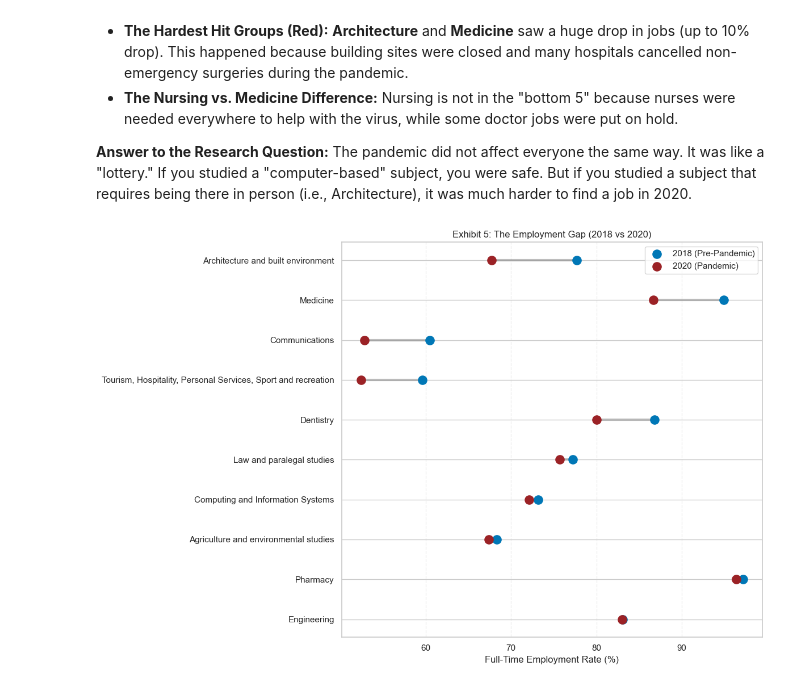
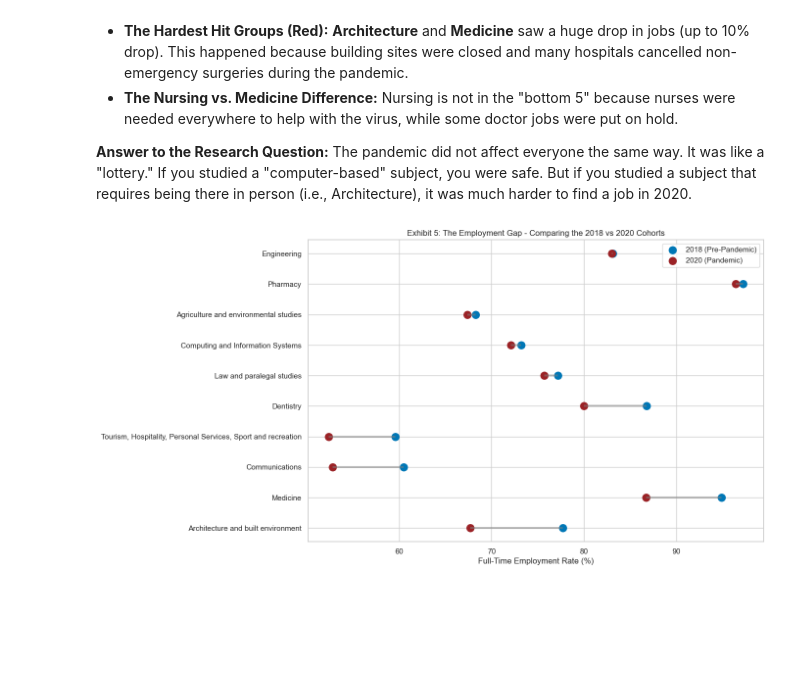
Before and after one commit to atikahtajarimim/ecc3479-project, a Jupyter notebook: code/eda_report.ipynb, the cells around one changed output. Drawn from its saved outputs; the diff is of its cells as text; code cells hidden in the pictures; blank space fills up the shorter version.

```diff
--- a/code/eda_report.ipynb
+++ b/code/eda_report.ipynb
@@ -157,28 +156,22 @@ This chart shows which students had the easiest and hardest time finding jobs du
 **Answer to the Research Question:**
 The pandemic did not affect everyone the same way. It was like a "lottery." If you studied a "computer-based" subject, you were safe. But if you studied a subject that requires being there in person (i.e., Architecture), it was much harder to find a job in 2020.
 # %%
-# 5. The "Distance Fallen": Before vs After Employment Rates
-# This tells the story of the actual gap created by the pandemic
+# 5. Sort by the magnitude of impact
+df_sorted = df_analysis.sort_values('FTE_Diff', ascending=True)
+top_bottom = pd.concat([df_sorted.head(5), df_sorted.tail(5)])
 
-# We use winners_losers here so the order matches the bar chart perfectly
 plt.figure(figsize=(12, 8))
-
-# Draw the lines (the "gap")
-plt.hlines(y=winners_losers['Study_Area'], xmin=winners_losers['FTE_20'], xmax=winners_losers['FTE_18'],
+plt.hlines(y=top_bottom['Study_Area'], xmin=top_bottom['FTE_20'], xmax=top_bottom['FTE_18'],
            color='grey', alpha=0.5, linewidth=3)
 
-# Plot the dots
-plt.scatter(winners_losers['FTE_18'], winners_losers['Study_Area'], color='#0077b6', s=120, label='2018 (Pre-Pandemic)', zorder=3)
-plt.scatter(winners_losers['FTE_20'], winners_losers['Study_Area'], color='#9b2226', s=120, label='2020 (Pandemic)', zorder=3)
+plt.scatter(top_bottom['FTE_18'], top_bottom['Study_Area'], color='#0077b6', s=120, label='2018 (Pre-Pandemic)')
+plt.scatter(top_bottom['FTE_20'], top_bottom['Study_Area'], color='#9b2226', s=120, label='2020 (Pandemic)')
 
-plt.title("Exhibit 5: The Employment Gap (2018 vs 2020)")
+plt.title("Exhibit 5: The Employment Gap - Comparing the 2018 vs 2020 Cohorts")
 plt.xlabel("Full-Time Employment Rate (%)")
-plt.ylabel("") # Clean Y-axis
-plt.legend(loc='upper right')
-plt.grid(axis='x', linestyle='--', alpha=0.3)
-plt.tight_layout()
+plt.legend()
 plt.show()
 # %% [output]
-[figure, old version]
+[figure, new version]
 # %% [markdown]
 ### Justification: The Story of the Employment Gap (Exhibit 5)
```
Also changed, not shown: parts of 9 cells of this notebook.
